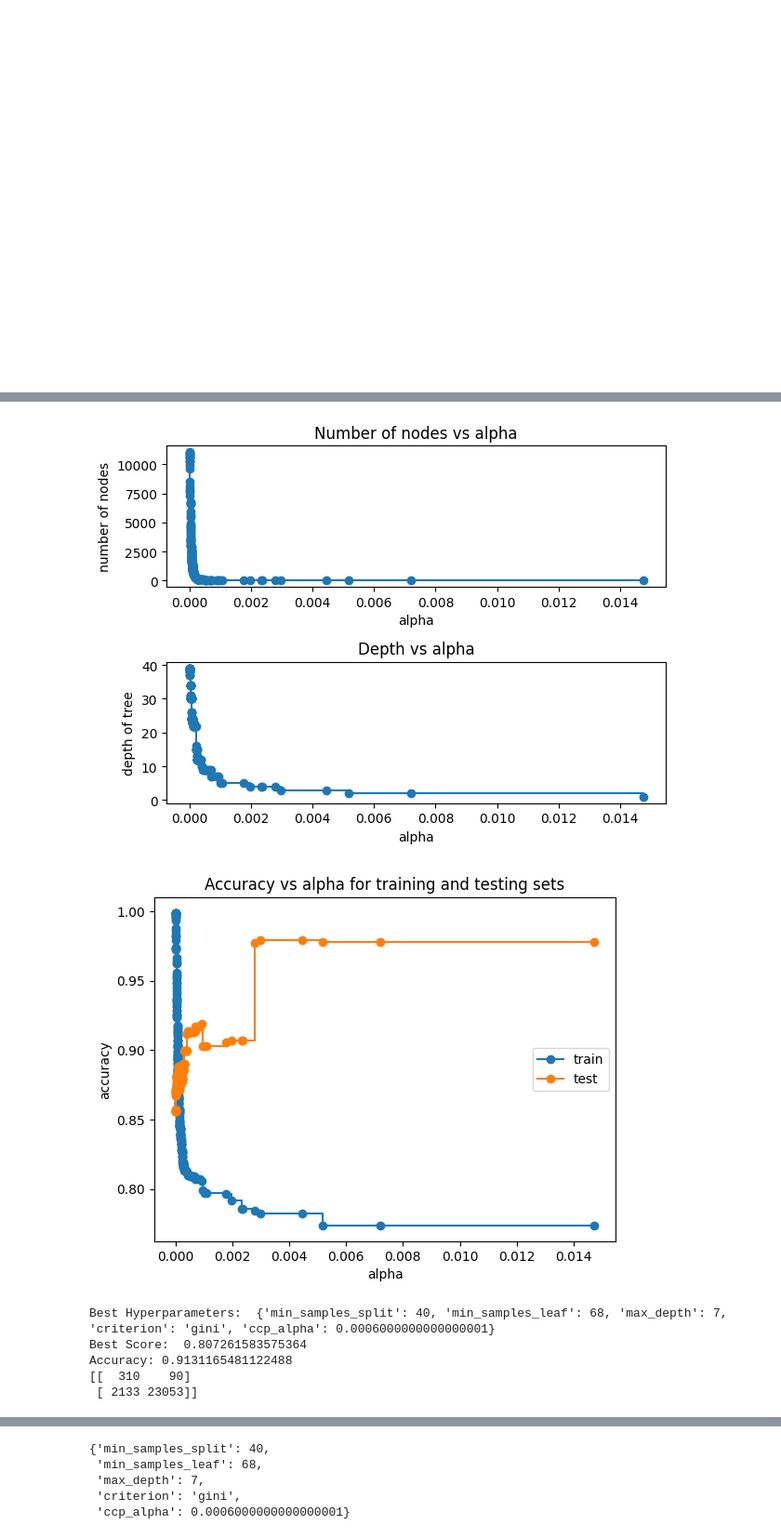
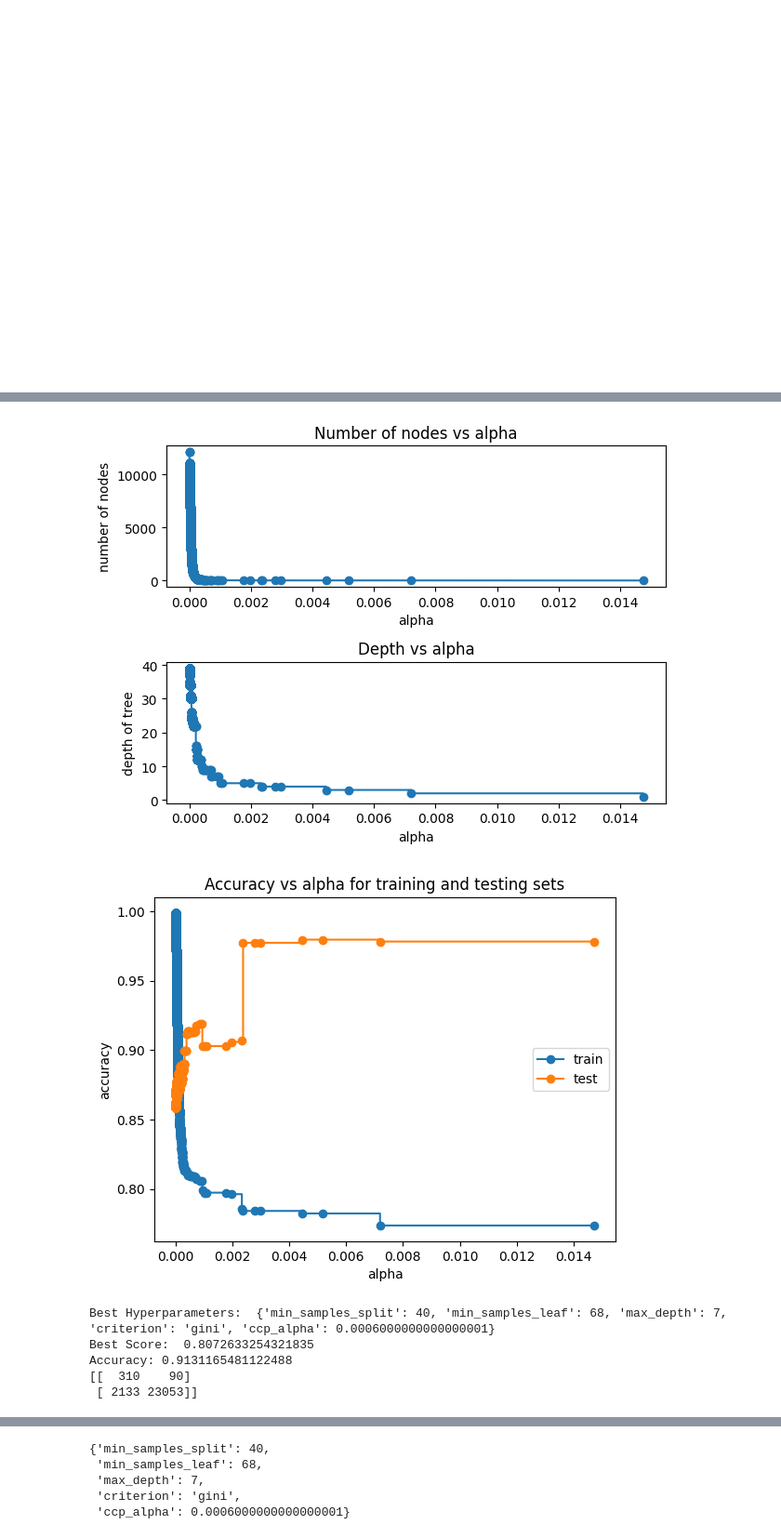
Before and after one commit to RachelMurray-Watson/COVID_forecasting, a Jupyter notebook: COVID_19_Forecast_dataset.ipynb, the cells around one changed output, grey strips where cells are left out. Shown at 93% size. Saved outputs shown, nothing was run; the diff lists cells and outputs as text; code cells hidden in the pictures.

```diff
--- a/COVID_19_Forecast_dataset.ipynb
+++ b/COVID_19_Forecast_dataset.ipynb
@@ -291,3 +296,8 @@ for column in all_county_weekly_data.columns[1:]:
         # Insert the new column just after the original column
         all_county_weekly_data.insert(column_index + 1, new_column_name, diff)
         all_county_weekly_data[new_column_name] = diff
+# %%
+weights_df = data_by_county[data_by_county['CTYNAME'].isin(all_county_weekly_data['county'])][['CTYNAME','weight_alt']]
+weights_df = weights_df.rename(columns = {'CTYNAME': 'county', 'weight_alt':'weight'})
+weights_df = weights_df.drop_duplicates()
+weights_df['weight'].unique()
@@ -293,0 +325,2 @@ for column in all_county_weekly_data.columns[1:]:
+# %%
+all_county_weekly_data = all_county_weekly_data.join(weights_df['weight'])
@@ -294,8 +329,10 @@ for column in all_county_weekly_data.columns[1:]:
 # %%
 #X_train, y_train = prep_training_test_data(all_county_weekly_data, [3,2], no_weeks = range(1, int(24*2/3) + 1), weeks_in_futre = 4, if_train = True)
-X_train, y_train = prep_training_test_data(all_county_weekly_data, [3,2], no_weeks = range(1, int(24*2/3) + 1), weeks_in_futre = 4, if_train = True, geography = 'county')
+X_train, y_train, weights = prep_training_test_data(all_county_weekly_data, [3,2], no_weeks = range(1, int(24*2/3) + 1), weeks_in_futre = 4, if_train = True, geography = 'county', weight_col = 'weight')
 
-X_test, y_test = prep_training_test_data(all_county_weekly_data, [3,2], range(int(24*2/3) + 1, 25), 4, if_train = False, geography = 'county')
+X_test, y_test, weights_test = prep_training_test_data(all_county_weekly_data, [3,2], no_weeks = range(int(24*2/3) + 1, 25), weeks_in_futre = 4, if_train = False, geography = 'county',  weight_col = 'weight')
+
+weights = weights[0].to_numpy()
 # %% [markdown]
 Percentage of missing data
 # %%
@@ -419,7 +456,7 @@ ccp_alphas, impurities = path.ccp_alphas, path.impurities
 clfs = []
 for ccp_alpha in ccp_alphas:
     clf = DecisionTreeClassifier(random_state=0, ccp_alpha=ccp_alpha)
-    clf.fit(X_train, y_train)
+    clf.fit(X_train, y_train, sample_weight = weights)
     clfs.append(clf)
 print(
     "Number of nodes in the last tree is: {} with ccp_alpha: {}".format(
@@ -474,7 +511,7 @@ param_grid = {
 
 # Perform Randomized Search with 10-fold cross-validation
 random_search = RandomizedSearchCV(clf, param_grid, n_iter=100, cv=cv, random_state=10)
-random_search.fit(X_train, y_train)
+random_search.fit(X_train, y_train, sample_weight = weights)
 print("Best Hyperparameters: ", random_search.best_params_)
 print("Best Score: ", random_search.best_score_)
 
@@ -495,7 +532,7 @@ Number of nodes in the last tree is: 1 with ccp_alpha: 0.10679727190425425
-[figure, old version]
+[figure, new version]
-[figure, old version]
+[figure, new version]
 Best Hyperparameters:  {'min_samples_split': 40, 'min_samples_leaf': 68, 'max_depth': 7, 'criterion': 'gini', 'ccp_alpha': 0.0006000000000000001}
-Best Score:  0.807261583575364
+Best Score:  0.8072633254321835
 Accuracy: 0.9131165481122488
 [[  310    90]
  [ 2133 23053]]
```
Also changed, not shown: parts of 13 cells of this notebook.
